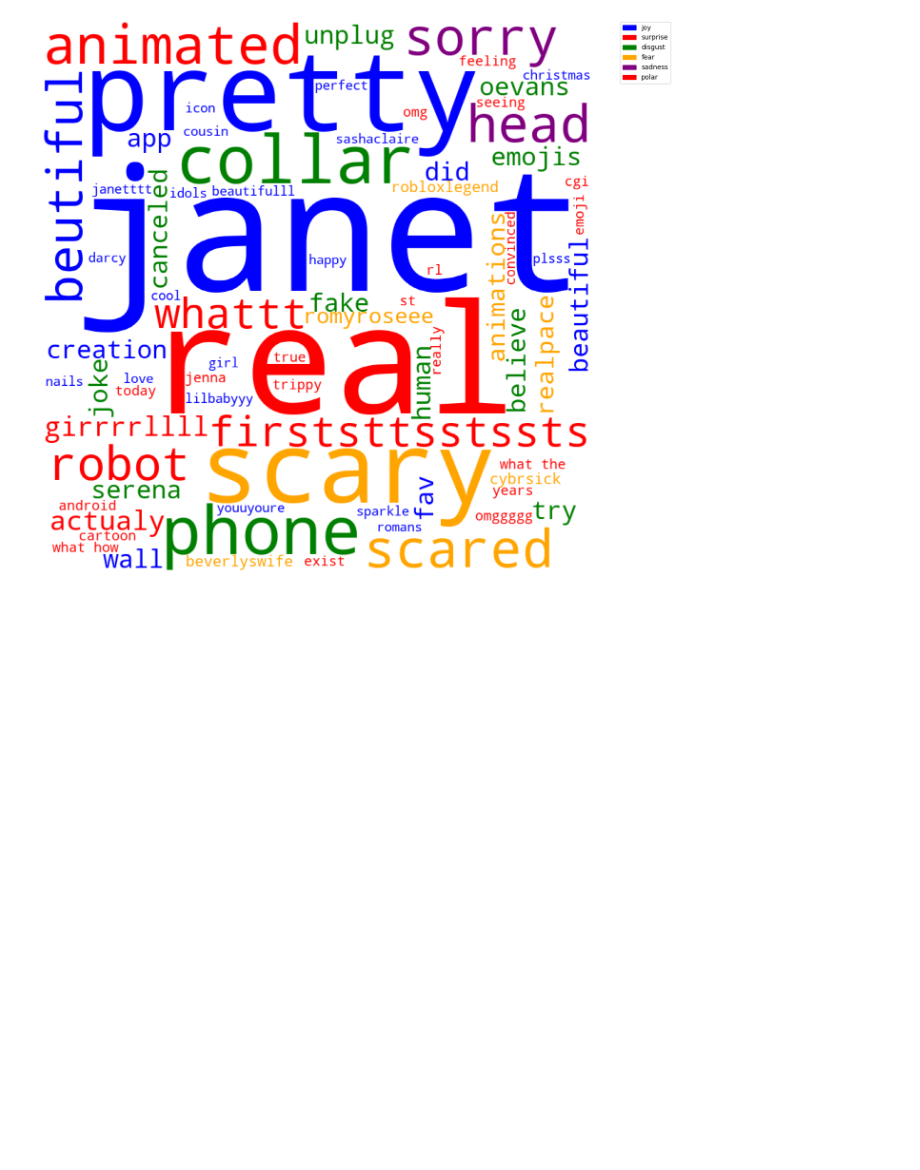
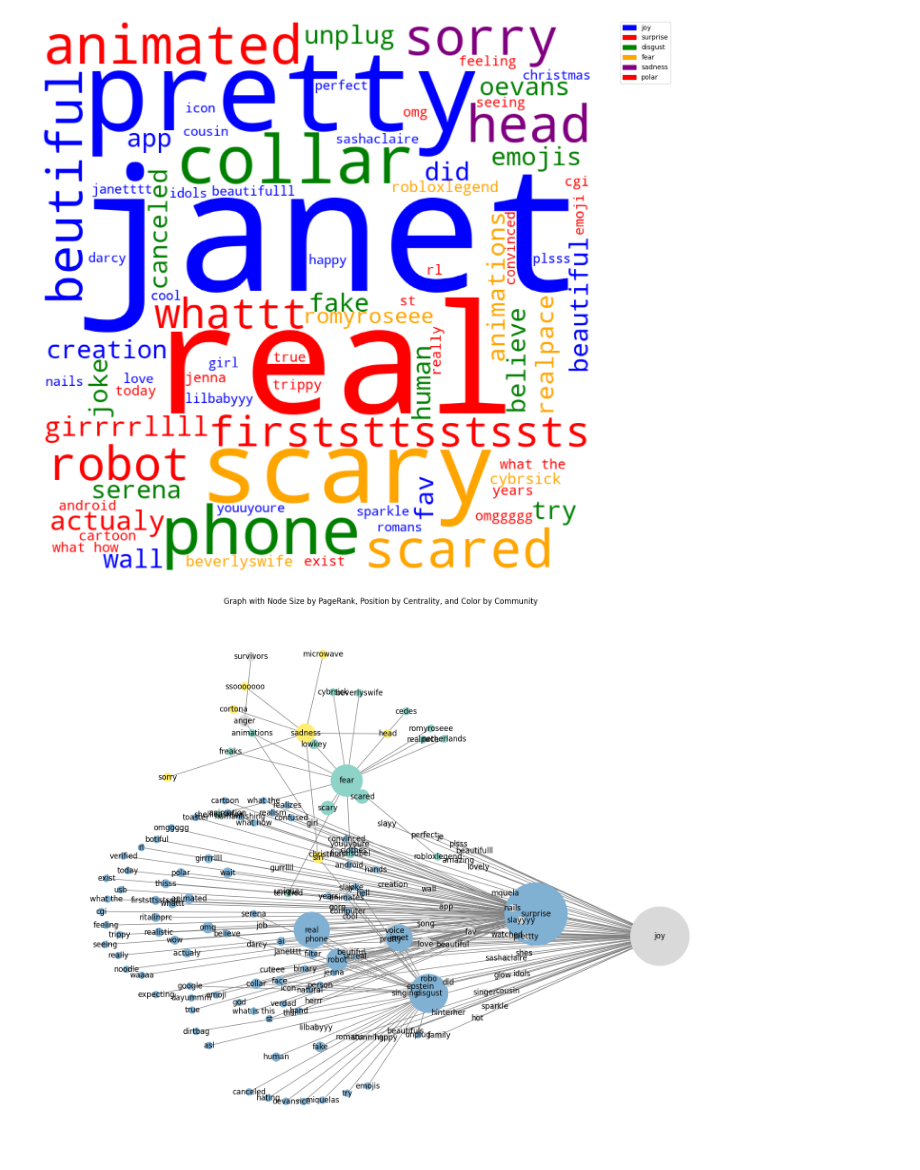
Before and after one commit to wuxyel123/MiquelaSocialNetworkAnalysis, a Jupyter notebook: Scraping/DataScraper.ipynb, the cells around one changed output. Saved outputs shown, nothing was run; the diff lists cells and outputs as text; code cells hidden in the pictures; blank space fills up the shorter version.

Commit message:
graph for pageRank for node size and centrality for positions

```diff
--- a/Scraping/DataScraper.ipynb
+++ b/Scraping/DataScraper.ipynb
@@ -533,3 +533,78 @@ generate_wordcloud(nodes, edges,emotions_num=6)
 # %% [output]
 <Figure size 1500x1500 with 0 Axes>
 [figure]
+# %%
+import pandas as pd
+import networkx as nx
+import matplotlib.pyplot as plt
+from collections import defaultdict
+import itertools
+
+# Load the CSV files
+file_path_past = './sentiment_analysis/lilmiquela_past_emotion_sentiment.csv'
+file_path_present = './sentiment_analysis/lilmiquela_emotion_sentiment.csv'
+
+# Read the CSV files
+past_df = pd.read_csv(file_path_past)
+present_df = pd.read_csv(file_path_present)
+
+# Combine both dataframes
+combined_df = pd.concat([past_df, present_df])
+
+# Create a dictionary to hold edges based on co-occurrence of keywords within the same emotion categories
+edges = defaultdict(int)
+
+# Iterate over the combined dataframe and update the edges dictionary
+for index, row in combined_df.iterrows():
+    keyword = row['keyword']
+    emotion = row['emotion']
+    edges[(keyword, emotion)] += 1
+
+# Create the graph
+G = nx.Graph()
+
+# Add nodes and edges to the graph
+for (keyword, emotion), weight in edges.items():
+    G.add_node(keyword, type='keyword')
+    G.add_node(emotion, type='emotion')
+    G.add_edge(keyword, emotion, weight=weight)
+
+# Calculate PageRank for node sizes
+pagerank = nx.pagerank(G)
+max_rank = max(pagerank.values())
+pagerank_sizes = [10000 * pagerank[node] / max_rank for node in G.nodes()]
+
+# Detect communities using the Girvan-Newman method
+communities_generator = nx.community.girvan_newman(G)
+top_level_communities = next(communities_generator)
+next_level_communities = next(communities_generator)
+sorted(map(sorted, next_level_communities))
+
+# Assign a community ID to each node
+community_id = {}
+for cid, community in enumerate(next_level_communities):
+    for node in community:
+        community_id[node] = cid
+
+# Create a color map based on the communities
+node_colors = [community_id.get(node, 0) for node in G.nodes()]
+
+# Calculate centrality for node positions
+centrality = nx.betweenness_centrality(G)
+max_centrality = max(centrality.values())
+normalized_centrality = {k: v / max_centrality for k, v in centrality.items()}
+
+# Create a basic spring layout
+pos = nx.spring_layout(G, k=0.15, iterations=20)
+
+# Adjust the positions based on centrality
+for node, value in normalized_centrality.items():
+    pos[node][0] += value
+
+# Draw the graph
+plt.figure(figsize=(15, 12))
+nx.draw(G, pos, with_labels=True, node_size=pagerank_sizes, node_color=node_colors, cmap=plt.cm.Set3, edge_color='gray')
+plt.title("Graph with Node Size by PageRank, Position by Centrality, and Color by Community")
+plt.show()
+# %% [output]
+[figure, added]
```
